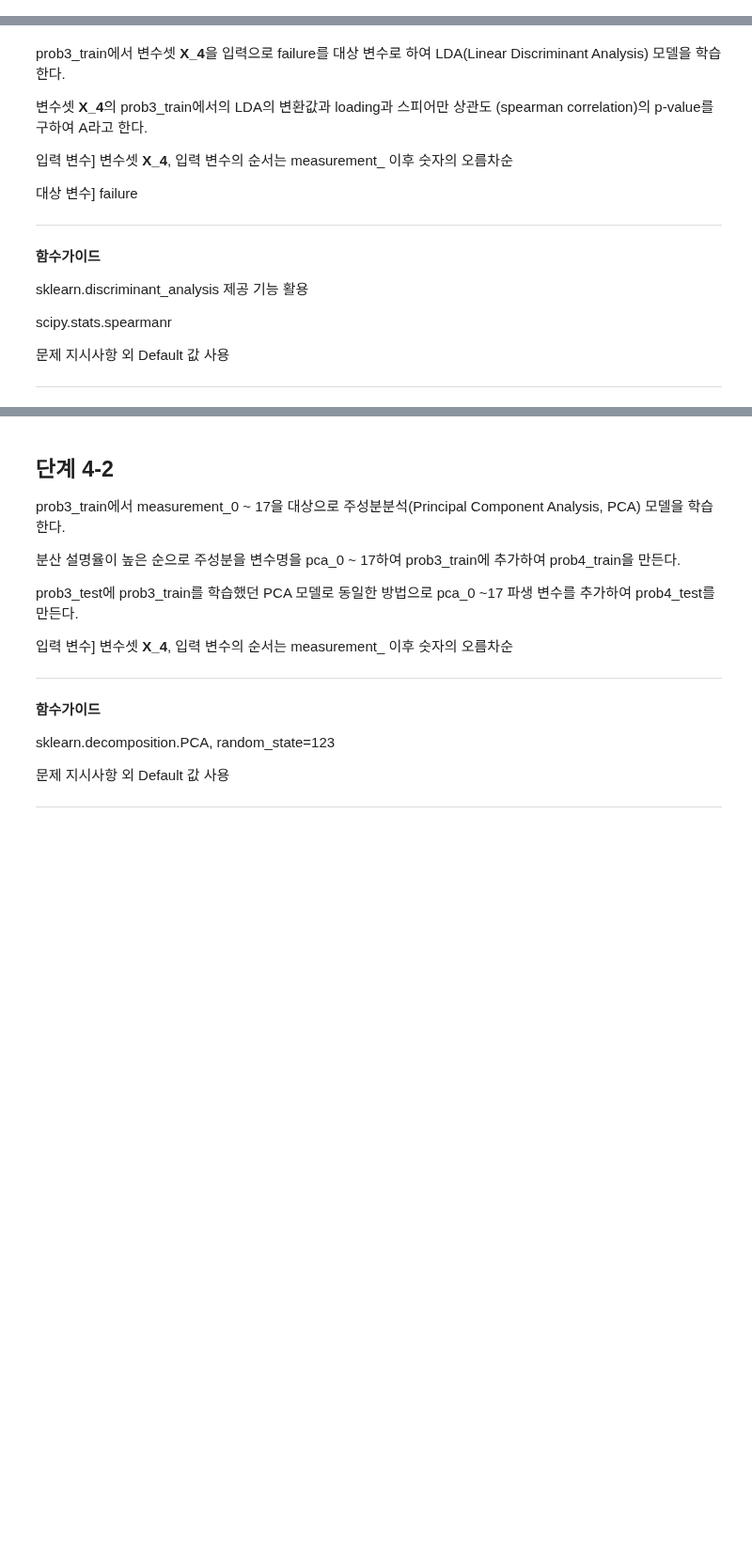
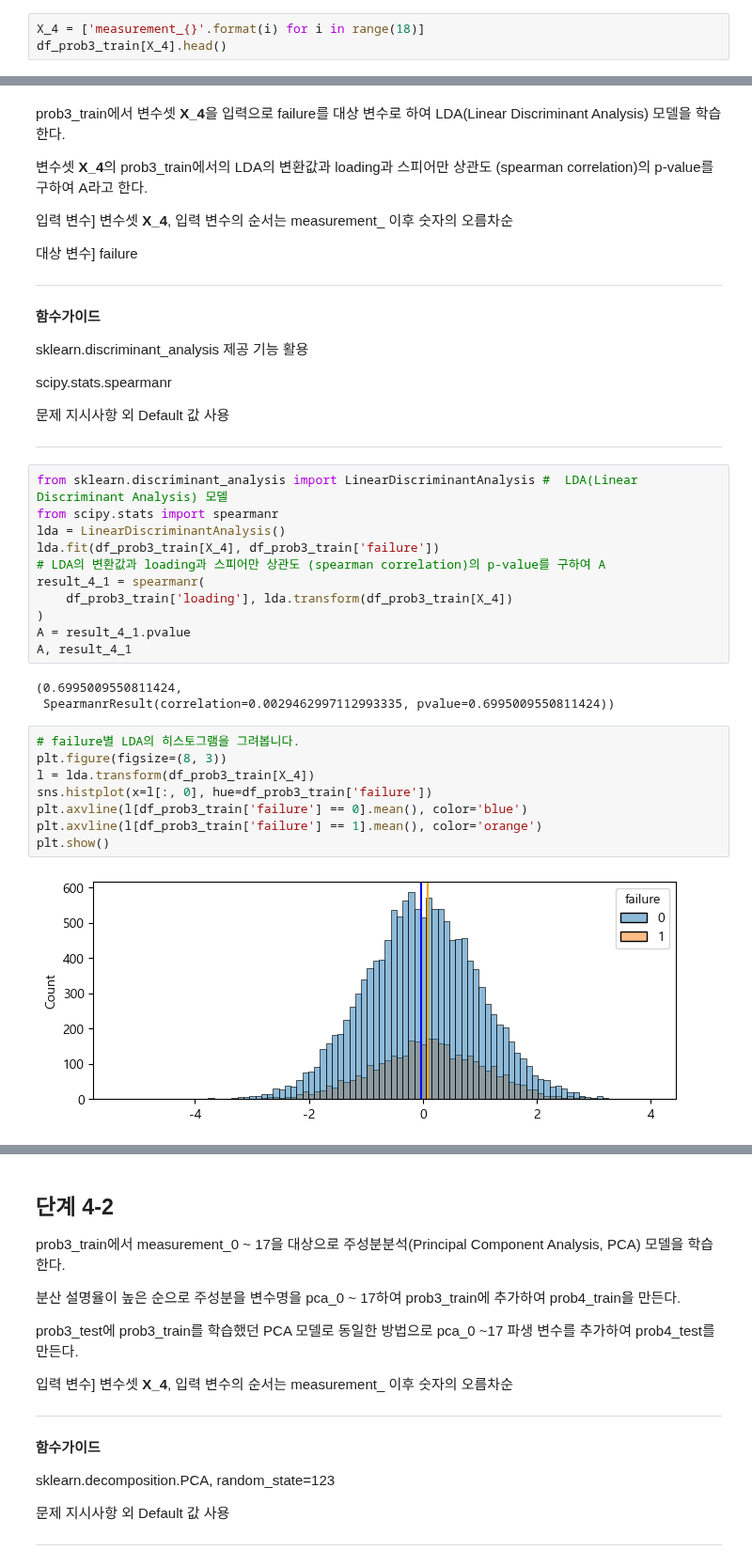
Before and after one commit to sunkusun9/DS_Lv3_2505_2, a Jupyter notebook: sec_ds_lv3_prob1_prob.ipynb, the cells around one changed output, grey strips where cells are left out. Shown at 94% size. Saved outputs shown, nothing was run; the diff lists cells and outputs as text; blank space fills up the shorter version.

```diff
--- a/sec_ds_lv3_prob1_prob.ipynb
+++ b/sec_ds_lv3_prob1_prob.ipynb
@@ -1009,3 +1124,6 @@ failure를 최대한 정확하게 구분하도록 하나의 연속형 변수로
 둘째로, PCA를 사용하여 차원 감소로 failure 분류 성능에 얼마나 효과가 있을지 살펴본다.
 
 문제3에서 사용했던, 전처리(loading 결측치 처리와 표준화 과정을 거친) 과정을 거친 prob3_train과 prob3_test를 사용한다.
+# %%
+X_4 = ['measurement_{}'.format(i) for i in range(18)]
+df_prob3_train[X_4].head()
@@ -1030,3 +1156,27 @@ scipy.stats.spearmanr
 문제 지시사항 외 Default 값 사용
 
 ---
+# %%
+from sklearn.discriminant_analysis import LinearDiscriminantAnalysis #  LDA(Linear Discriminant Analysis) 모델
+from scipy.stats import spearmanr
+lda = LinearDiscriminantAnalysis()
+lda.fit(df_prob3_train[X_4], df_prob3_train['failure'])
+# LDA의 변환값과 loading과 스피어만 상관도 (spearman correlation)의 p-value를 구하여 A
+result_4_1 = spearmanr(
+    df_prob3_train['loading'], lda.transform(df_prob3_train[X_4])
+)
+A = result_4_1.pvalue
+A, result_4_1
+# %% [output]
+(0.6995009550811424,
+ SpearmanrResult(correlation=0.0029462997112993335, pvalue=0.6995009550811424))
+# %%
+# failure별 LDA의 히스토그램을 그려봅니다.
+plt.figure(figsize=(8, 3))
+l = lda.transform(df_prob3_train[X_4])
+sns.histplot(x=l[:, 0], hue=df_prob3_train['failure'])
+plt.axvline(l[df_prob3_train['failure'] == 0].mean(), color='blue')
+plt.axvline(l[df_prob3_train['failure'] == 1].mean(), color='orange')
+plt.show()
+# %% [output]
+[figure, added]
```
Also changed, not shown: parts of 82 cells of this notebook.
